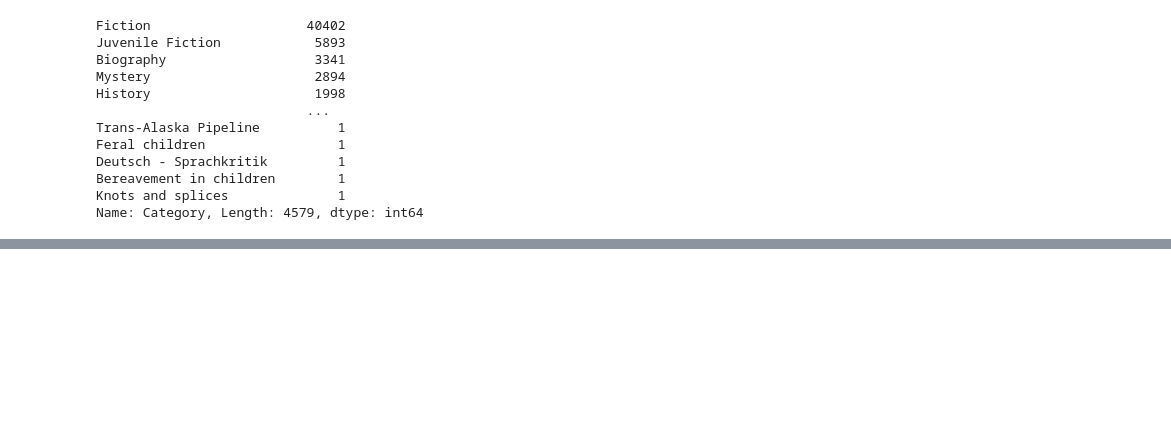
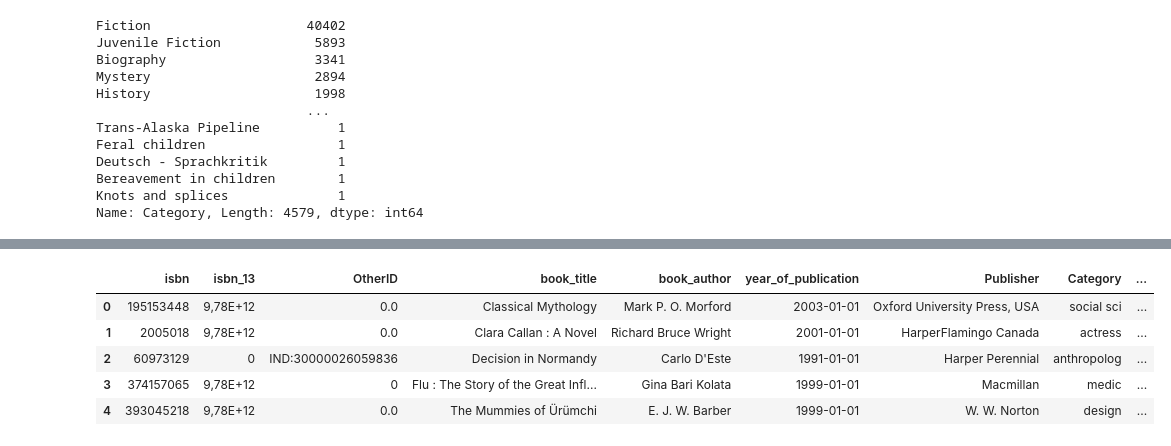
Before and after one commit to ArielNATAF/Books_project, a Jupyter notebook: datasets/Automatic_cleaning_colab_csv.ipynb, the cells around one changed output, grey strips where cells are left out. Saved outputs shown, nothing was run; the diff lists cells and outputs as text; code cells hidden in the pictures; blank space fills up the shorter version.

```diff
--- a/datasets/Automatic_cleaning_colab_csv.ipynb
+++ b/datasets/Automatic_cleaning_colab_csv.ipynb
@@ -540,0 +836,3 @@ books_scrapped_cleaned.to_csv(file_scrapper_cleaned, sep = "|", index = False)
+# %%
+for i in range(other_cat.shape[0]):
+  other_cat["Category_Close"][i] = model.wv.most_similar_to_given(key1 = other_cat.Categories[i], keys_list = sel_cat_list)
@@ -540,0 +927,9 @@ books_scrapped_cleaned.to_csv(file_scrapper_cleaned, sep = "|", index = False)
+# %%
+books_scrapped_cleaned.head()
+# %% [output]
+|  | isbn | isbn_13 | OtherID | book_title | book_author | year_of_publication | Publisher | Category | ... |
+| 0 | 195153448 | 9,78E+12 | 0.0 | Classical Mythology | Mark P. O. Morford | 2003-01-01 | Oxford University Press, USA | social sci | ... |
+| 1 | 2005018 | 9,78E+12 | 0.0 | Clara Callan : A Novel | Richard Bruce Wright | 2001-01-01 | HarperFlamingo Canada | actress | ... |
+| 2 | 60973129 | 0 | IND:30000026059836 | Decision in Normandy | Carlo D'Este | 1991-01-01 | Harper Perennial | anthropolog | ... |
+| 3 | 374157065 | 9,78E+12 | 0 | Flu : The Story of the Great Infl... | Gina Bari Kolata | 1999-01-01 | Macmillan | medic | ... |
+| 4 | 393045218 | 9,78E+12 | 0.0 | The Mummies of Ürümchi | E. J. W. Barber | 1999-01-01 | W. W. Norton | design | ... |
```
Also changed, not shown: parts of 74 cells of this notebook, 10 other files.
